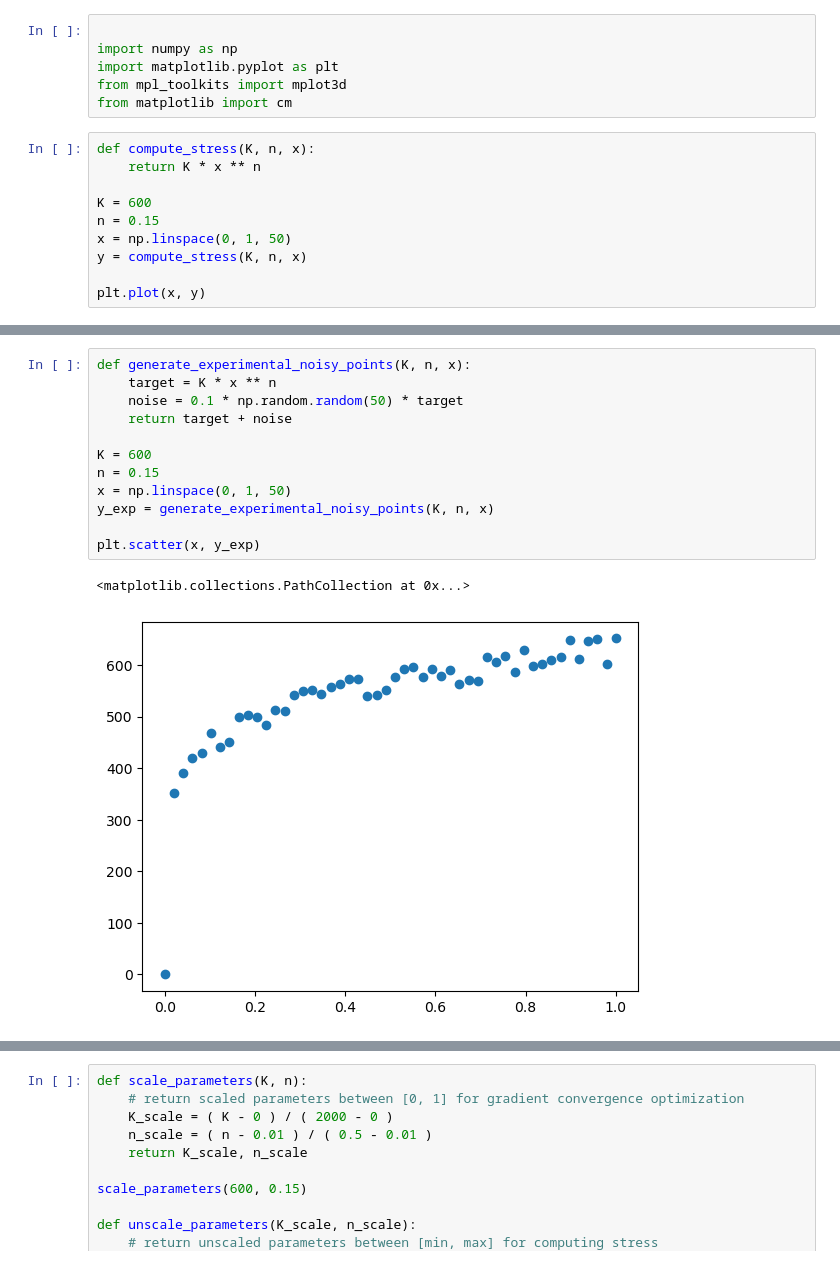
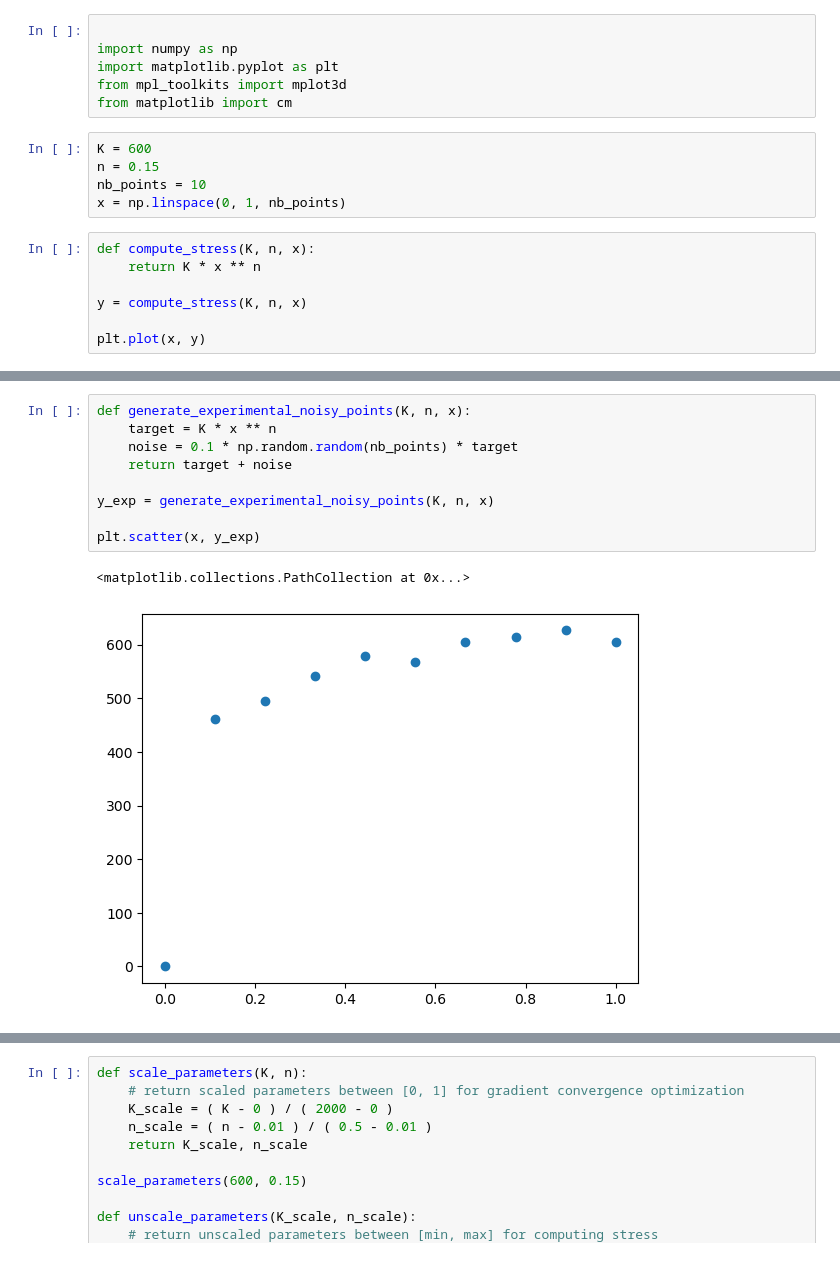
Before and after one commit to quentinchichery/levenberg-marquardt, a Jupyter notebook: levenberg-marquardt.ipynb, the cells around one changed output, grey strips where cells are left out. Saved outputs shown, nothing was run; the diff lists cells and outputs as text.

```diff
--- a/levenberg-marquardt.ipynb
+++ b/levenberg-marquardt.ipynb
@@ -4,13 +4,15 @@ import numpy as np
 import matplotlib.pyplot as plt
 from mpl_toolkits import mplot3d
 from matplotlib import cm
+# %%
+K = 600
+n = 0.15
+nb_points = 10
+x = np.linspace(0, 1, nb_points)
 # %%
 def compute_stress(K, n, x):
     return K * x ** n
 
-K = 600
-n = 0.15
-x = np.linspace(0, 1, 50)
 y = compute_stress(K, n, x)
 
 plt.plot(x, y)
@@ -20,17 +22,14 @@ plt.plot(x, y)
 # %%
 def generate_experimental_noisy_points(K, n, x):
     target = K * x ** n
-    noise = 0.1 * np.random.random(50) * target
+    noise = 0.1 * np.random.random(nb_points) * target
     return target + noise
 
-K = 600
-n = 0.15
-x = np.linspace(0, 1, 50)
 y_exp = generate_experimental_noisy_points(K, n, x)
 
 plt.scatter(x, y_exp)
 # %% [output]
 <matplotlib.collections.PathCollection at 0x...>
-[figure, old version]
+[figure, new version]
 # %%
 def mean_square_error(y, y_exp):
```
Also changed, not shown: parts of 6 cells of this notebook.
